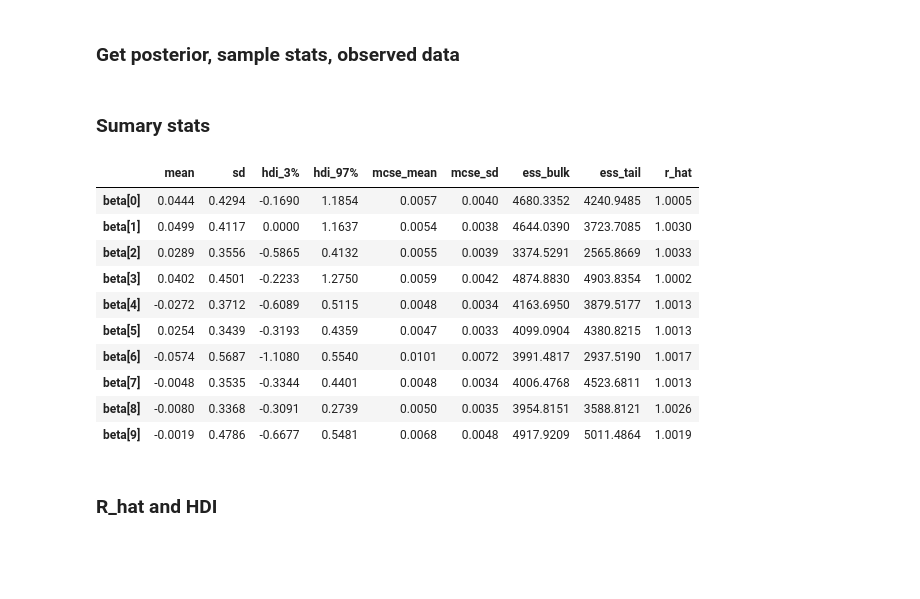
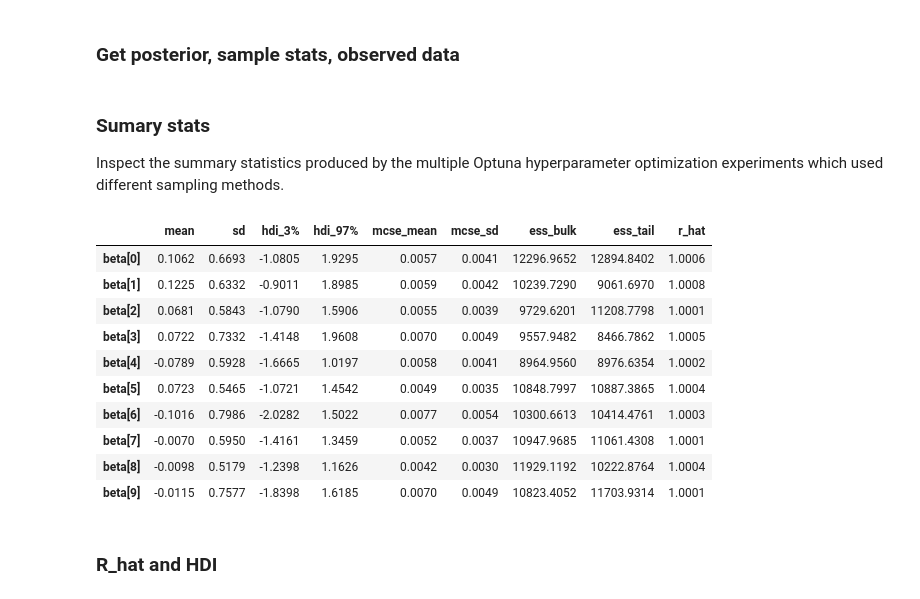
Before and after one commit to AshleyFishGeophys/HouseholdPulse_BVS, a Jupyter notebook: Household_Pulse_Data_2025.ipynb, the cells around one changed output. Cells and saved outputs as stored; diff of their text form; code cells hidden in the pictures; blank space fills up the shorter version.

```diff
--- a/Household_Pulse_Data_2025.ipynb
+++ b/Household_Pulse_Data_2025.ipynb
@@ -935,6 +945,3 @@ all_variables_avg_10_v2 = bayesian_variable_selection_multiple(
 # %%
-inference_results_qmc = best_trace_qmc[0]
-
-inference_results_tpe = best_trace_tpe[0]
-# inference_results = all_variables_avg_10_v2[0]
-# inference_results_tpe
+inference_results_auto = best_trace_auto[0]
+# inference_results_tpe = best_trace_tpe[0]
@@ -1014,3 +1005,4 @@ posterior_avg_df_tpe, sample_stats_avg_df_tpe, observed_data_avg_df_tpe = extrac
 # az.plot_energy(all_variables_avg_10[0]);
 # %% [markdown]
 ### Sumary stats
+Inspect the summary statistics produced by the multiple Optuna hyperparameter optimization experiments which used different sampling methods.
@@ -1017,22 +1013,18 @@ posterior_avg_df_tpe, sample_stats_avg_df_tpe, observed_data_avg_df_tpe = extrac
 # %%
-# Grab summary statistics
-summary_df_tpe = az.summary(inference_results_tpe, round_to=4)
-summary_df_tpe.head(10)
-
-summary_df_qmc = az.summary(inference_results_qmc, round_to=4)
-summary_df_qmc.head(10)
+summary_df_auto = az.summary(inference_results_auto, round_to=4)
+summary_df_auto.head(10)
 # %% [output]
 |  | mean | sd | hdi_3% | hdi_97% | mcse_mean | mcse_sd | ess_bulk | ess_tail | r_hat |
-| beta[0] | 0.0444 | 0.4294 | -0.1690 | 1.1854 | 0.0057 | 0.0040 | 4680.3352 | 4240.9485 | 1.0005 |
-| beta[1] | 0.0499 | 0.4117 | 0.0000 | 1.1637 | 0.0054 | 0.0038 | 4644.0390 | 3723.7085 | 1.0030 |
-| beta[2] | 0.0289 | 0.3556 | -0.5865 | 0.4132 | 0.0055 | 0.0039 | 3374.5291 | 2565.8669 | 1.0033 |
-| beta[3] | 0.0402 | 0.4501 | -0.2233 | 1.2750 | 0.0059 | 0.0042 | 4874.8830 | 4903.8354 | 1.0002 |
-| beta[4] | -0.0272 | 0.3712 | -0.6089 | 0.5115 | 0.0048 | 0.0034 | 4163.6950 | 3879.5177 | 1.0013 |
-| beta[5] | 0.0254 | 0.3439 | -0.3193 | 0.4359 | 0.0047 | 0.0033 | 4099.0904 | 4380.8215 | 1.0013 |
-| beta[6] | -0.0574 | 0.5687 | -1.1080 | 0.5540 | 0.0101 | 0.0072 | 3991.4817 | 2937.5190 | 1.0017 |
-| beta[7] | -0.0048 | 0.3535 | -0.3344 | 0.4401 | 0.0048 | 0.0034 | 4006.4768 | 4523.6811 | 1.0013 |
-| beta[8] | -0.0080 | 0.3368 | -0.3091 | 0.2739 | 0.0050 | 0.0035 | 3954.8151 | 3588.8121 | 1.0026 |
-| beta[9] | -0.0019 | 0.4786 | -0.6677 | 0.5481 | 0.0068 | 0.0048 | 4917.9209 | 5011.4864 | 1.0019 |
+| beta[0] | 0.1062 | 0.6693 | -1.0805 | 1.9295 | 0.0057 | 0.0041 | 12296.9652 | 12894.8402 | 1.0006 |
+| beta[1] | 0.1225 | 0.6332 | -0.9011 | 1.8985 | 0.0059 | 0.0042 | 10239.7290 | 9061.6970 | 1.0008 |
+| beta[2] | 0.0681 | 0.5843 | -1.0790 | 1.5906 | 0.0055 | 0.0039 | 9729.6201 | 11208.7798 | 1.0001 |
+| beta[3] | 0.0722 | 0.7332 | -1.4148 | 1.9608 | 0.0070 | 0.0049 | 9557.9482 | 8466.7862 | 1.0005 |
+| beta[4] | -0.0789 | 0.5928 | -1.6665 | 1.0197 | 0.0058 | 0.0041 | 8964.9560 | 8976.6354 | 1.0002 |
+| beta[5] | 0.0723 | 0.5465 | -1.0721 | 1.4542 | 0.0049 | 0.0035 | 10848.7997 | 10887.3865 | 1.0004 |
+| beta[6] | -0.1016 | 0.7986 | -2.0282 | 1.5022 | 0.0077 | 0.0054 | 10300.6613 | 10414.4761 | 1.0003 |
+| beta[7] | -0.0070 | 0.5950 | -1.4161 | 1.3459 | 0.0052 | 0.0037 | 10947.9685 | 11061.4308 | 1.0001 |
+| beta[8] | -0.0098 | 0.5179 | -1.2398 | 1.1626 | 0.0042 | 0.0030 | 11929.1192 | 10222.8764 | 1.0004 |
+| beta[9] | -0.0115 | 0.7577 | -1.8398 | 1.6185 | 0.0070 | 0.0049 | 10823.4052 | 11703.9314 | 1.0001 |
 # %% [markdown]
 ### R_hat and HDI
 # %% [markdown]
```
Also changed, not shown: parts of 68 cells of this notebook, 4 other files.
